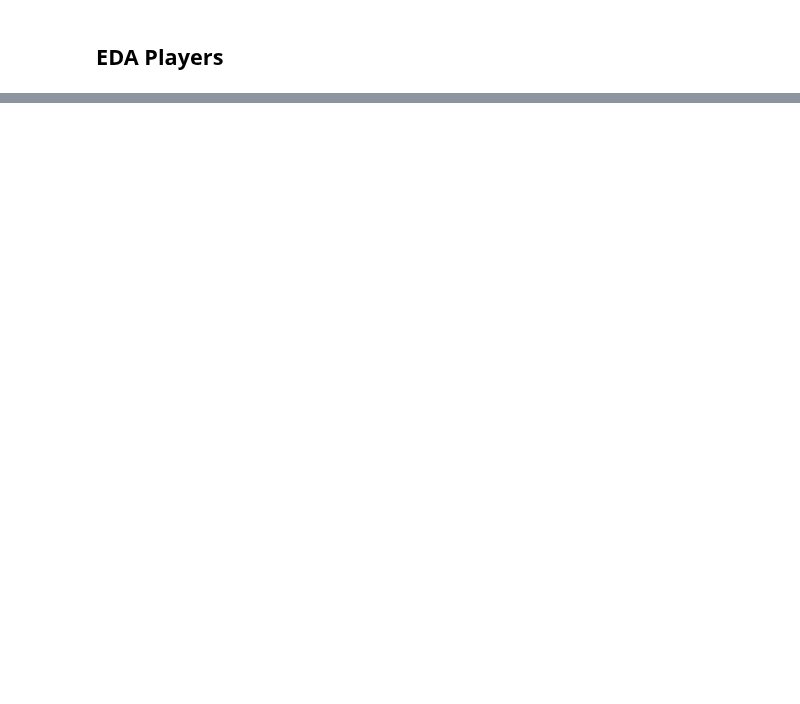
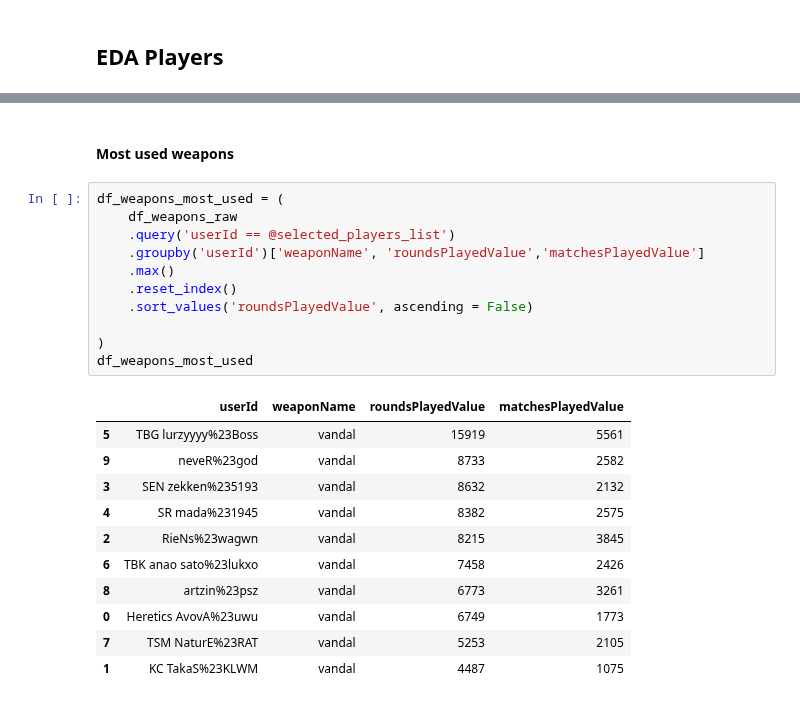
Before and after one commit to aalvestech/tcc_fia_valorant, a Jupyter notebook: notebook/notebook_eda_players.ipynb, the cells around one changed output, grey strips where cells are left out. Cells and saved outputs as stored; diff of their text form; blank space fills up the shorter version.

```diff
--- a/notebook/notebook_eda_players.ipynb
+++ b/notebook/notebook_eda_players.ipynb
@@ -79,0 +260,25 @@ df_matches_raw.query('userId == r"TBK anao sato%23lukxo"').groupby('userId')[['u
+# %% [markdown]
+#### Most used weapons
+# %%
+df_weapons_most_used = (
+    df_weapons_raw
+    .query('userId == @selected_players_list')
+    .groupby('userId')['weaponName', 'roundsPlayedValue','matchesPlayedValue']
+    .max()
+    .reset_index()
+    .sort_values('roundsPlayedValue', ascending = False)
+
+)
+df_weapons_most_used
+# %% [output]
+|  | userId | weaponName | roundsPlayedValue | matchesPlayedValue |
+| 5 | TBG lurzyyyy%23Boss | vandal | 15919 | 5561 |
+| 9 | neveR%23god | vandal | 8733 | 2582 |
+| 3 | SEN zekken%235193 | vandal | 8632 | 2132 |
+| 4 | SR mada%231945 | vandal | 8382 | 2575 |
+| 2 | RieNs%23wagwn | vandal | 8215 | 3845 |
+| 6 | TBK anao sato%23lukxo | vandal | 7458 | 2426 |
+| 8 | artzin%23psz | vandal | 6773 | 3261 |
+| 0 | Heretics AvovA%23uwu | vandal | 6749 | 1773 |
+| 7 | TSM NaturE%23RAT | vandal | 5253 | 2105 |
+| 1 | KC TakaS%23KLWM | vandal | 4487 | 1075 |
```
Also changed, not shown: parts of 69 cells of this notebook.
